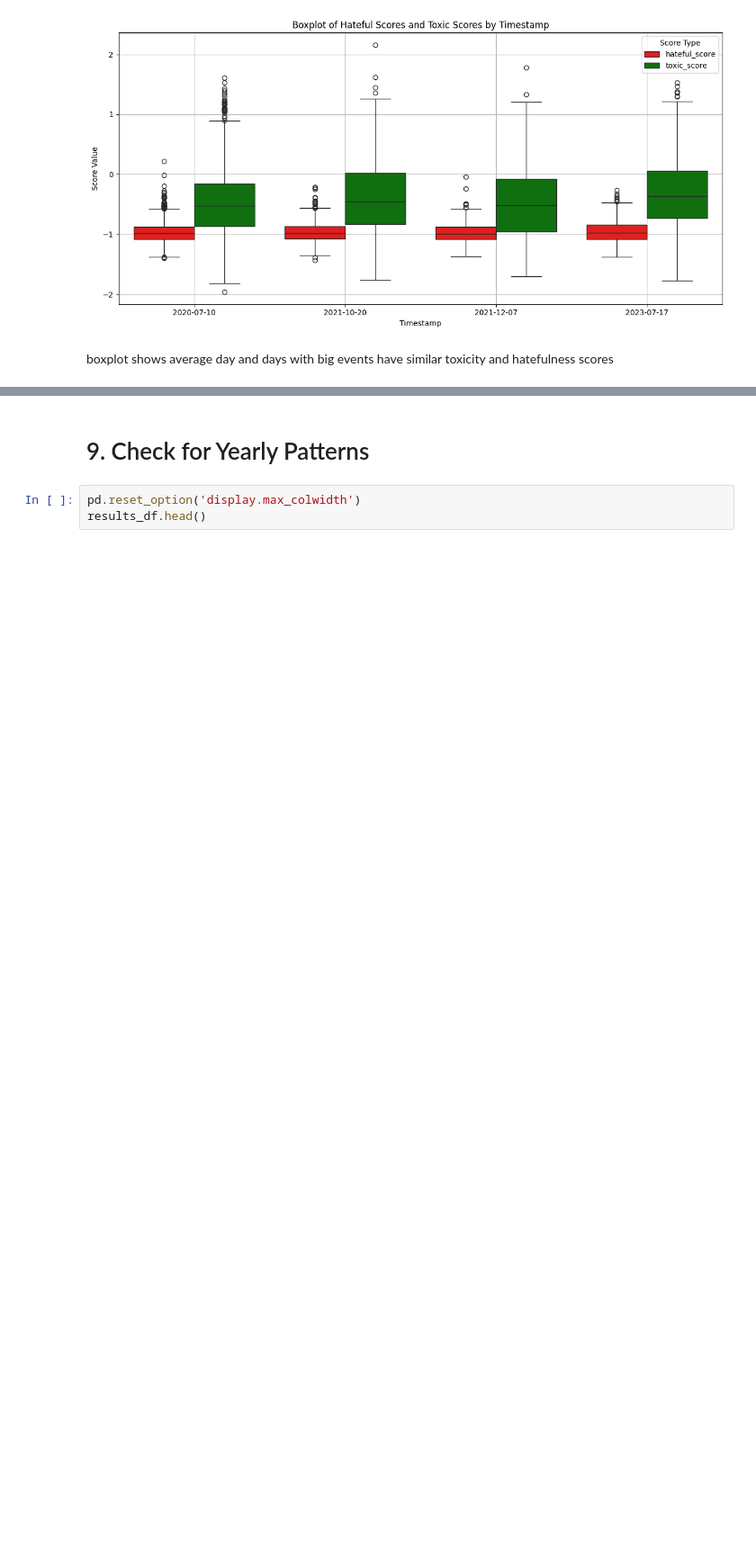
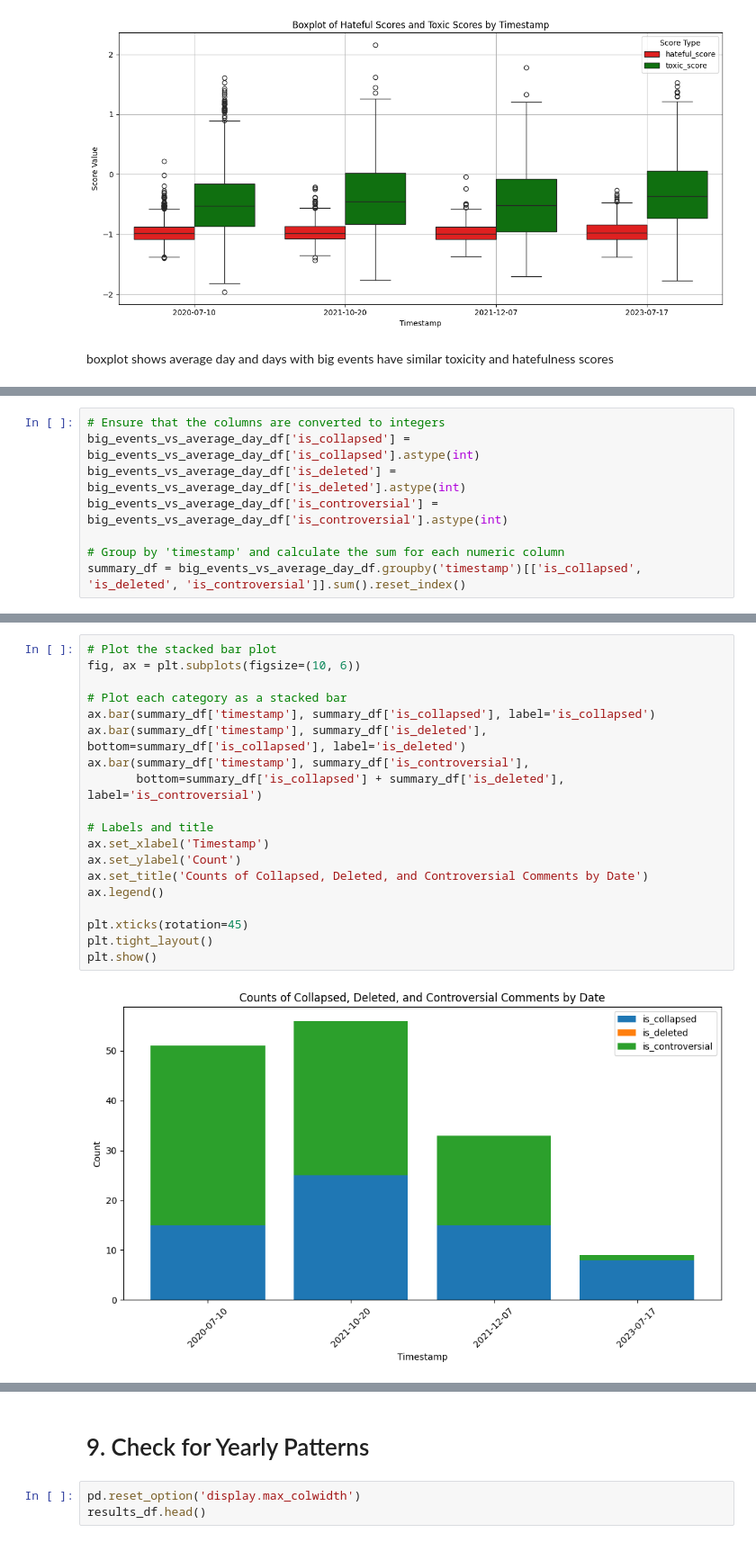
Before and after one commit to rhyden-kx/DSA4264, a Jupyter notebook: eda_2/across_time_2.ipynb, the cells around one changed output, grey strips where cells are left out. Shown: that part at 90% size. Saved outputs shown, nothing was run; the diff lists cells and outputs as text; blank space fills up the shorter version.

Commit message:
completed moderation on big event day vs avg day

```diff
--- a/eda_2/across_time_2.ipynb
+++ b/eda_2/across_time_2.ipynb
@@ -609,0 +612,8 @@ boxplot shows average day and days with big events have similar toxicity and hat
+# %%
+# Ensure that the columns are converted to integers
+big_events_vs_average_day_df['is_collapsed'] = big_events_vs_average_day_df['is_collapsed'].astype(int)
+big_events_vs_average_day_df['is_deleted'] = big_events_vs_average_day_df['is_deleted'].astype(int)
+big_events_vs_average_day_df['is_controversial'] = big_events_vs_average_day_df['is_controversial'].astype(int)
+
+# Group by 'timestamp' and calculate the sum for each numeric column
+summary_df = big_events_vs_average_day_df.groupby('timestamp')[['is_collapsed', 'is_deleted', 'is_controversial']].sum().reset_index()
@@ -609,0 +636,21 @@ boxplot shows average day and days with big events have similar toxicity and hat
+# %%
+# Plot the stacked bar plot
+fig, ax = plt.subplots(figsize=(10, 6))
+
+# Plot each category as a stacked bar
+ax.bar(summary_df['timestamp'], summary_df['is_collapsed'], label='is_collapsed')
+ax.bar(summary_df['timestamp'], summary_df['is_deleted'], bottom=summary_df['is_collapsed'], label='is_deleted')
+ax.bar(summary_df['timestamp'], summary_df['is_controversial'],
+       bottom=summary_df['is_collapsed'] + summary_df['is_deleted'], label='is_controversial')
+
+# Labels and title
+ax.set_xlabel('Timestamp')
+ax.set_ylabel('Count')
+ax.set_title('Counts of Collapsed, Deleted, and Controversial Comments by Date')
+ax.legend()
+
+plt.xticks(rotation=45)
+plt.tight_layout()
+plt.show()
+# %% [output]
+[figure, added]
```
Also changed, not shown: parts of 4 cells of this notebook.
